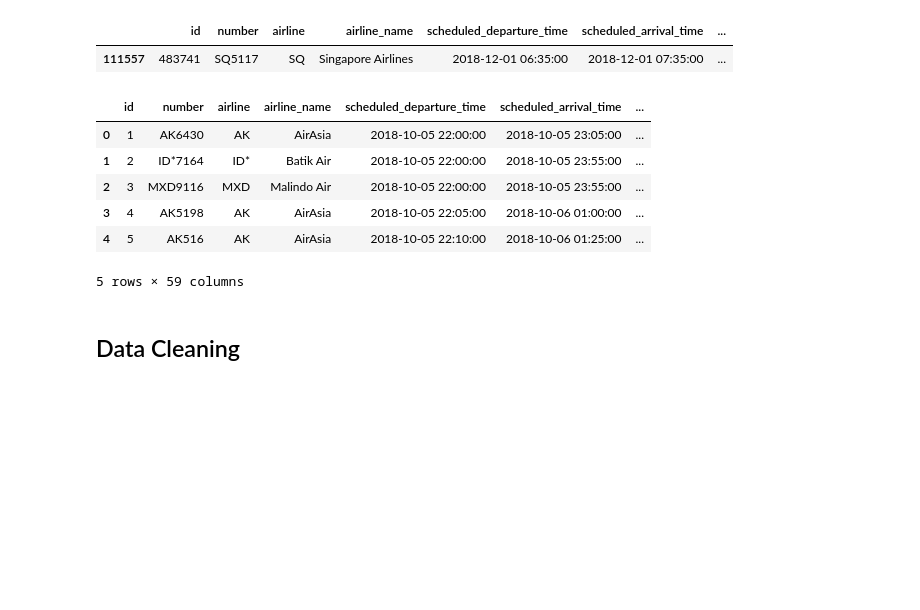
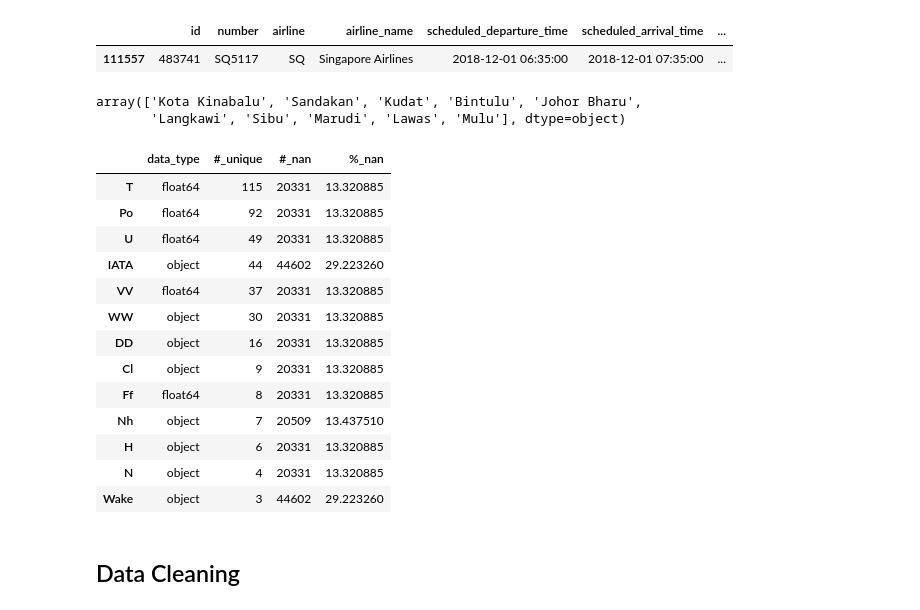
Before and after one commit to arikunco/iykra-dsa-bootcamp, a Jupyter notebook: practice_cases/Practice Case 04 - Predicting Flight Delays.ipynb, the cells around one changed output. Saved outputs shown, nothing was run; the diff lists cells and outputs as text; code cells hidden in the pictures; blank space fills up the shorter version.

```diff
--- a/practice_cases/Practice Case 04 - Predicting Flight Delays.ipynb
+++ b/practice_cases/Practice Case 04 - Predicting Flight Delays.ipynb
@@ -373,15 +371,35 @@ test_df = pd.merge(df, weather_data_comp_df, how='left', left_on=["scheduled_dep
 # %%
 df = pd.merge(df, weather_data_comp_df, how='left', left_on=["scheduled_departure_date", "closest_weather_time", "departure_airport_city"], right_on=["date", "time", "city"])
-# %%
-df.head()
-# %% [output]
-|  | id | number | airline | airline_name | scheduled_departure_time | scheduled_arrival_time | ... |
-| 0 | 1 | AK6430 | AK | AirAsia | 2018-10-05 22:00:00 | 2018-10-05 23:05:00 | ... |
-| 1 | 2 | ID*7164 | ID* | Batik Air | 2018-10-05 22:00:00 | 2018-10-05 23:55:00 | ... |
-| 2 | 3 | MXD9116 | MXD | Malindo Air | 2018-10-05 22:00:00 | 2018-10-05 23:55:00 | ... |
-| 3 | 4 | AK5198 | AK | AirAsia | 2018-10-05 22:05:00 | 2018-10-06 01:00:00 | ... |
-| 4 | 5 | AK516 | AK | AirAsia | 2018-10-05 22:10:00 | 2018-10-06 01:25:00 | ... |
-5 rows × 59 columns
+# %%
+merged_weather_df = df[["IATA", "Wake", "T", "Po", "U", "DD", "Ff", "N", "WW", "Cl", "Nh", "H", "VV"]]
+# %%
+df[df["T"].isnull()]["departure_airport_city"].unique()
+# %% [output]
+array(['Kota Kinabalu', 'Sandakan', 'Kudat', 'Bintulu', 'Johor Bharu',
+       'Langkawi', 'Sibu', 'Marudi', 'Lawas', 'Mulu'], dtype=object)
+# %%
+# gives some infos on columns types and number of null values
+df_info = pd.DataFrame(merged_weather_df.dtypes).rename(columns={0:'data_type'})
+df_info["#_unique"] = merged_weather_df.nunique()
+df_info["#_nan"] = merged_weather_df.isnull().sum().astype(int)
+df_info["%_nan"] = merged_weather_df.isnull().sum()/merged_weather_df.shape[0]*100
+
+df_info.sort_values(by="#_unique", ascending=False)
+# %% [output]
+|  | data_type | #_unique | #_nan | %_nan |
+| T | float64 | 115 | 20331 | 13.320885 |
+| Po | float64 | 92 | 20331 | 13.320885 |
+| U | float64 | 49 | 20331 | 13.320885 |
+| IATA | object | 44 | 44602 | 29.223260 |
+| VV | float64 | 37 | 20331 | 13.320885 |
+| WW | object | 30 | 20331 | 13.320885 |
+| DD | object | 16 | 20331 | 13.320885 |
+| Cl | object | 9 | 20331 | 13.320885 |
+| Ff | float64 | 8 | 20331 | 13.320885 |
+| Nh | object | 7 | 20509 | 13.437510 |
+| H | object | 6 | 20331 | 13.320885 |
+| N | object | 4 | 20331 | 13.320885 |
+| Wake | object | 3 | 44602 | 29.223260 |
 # %% [markdown]
 ## Data Cleaning
 # %% [markdown]
```
Also changed, not shown: parts of 2 cells of this notebook, 2 other files.
